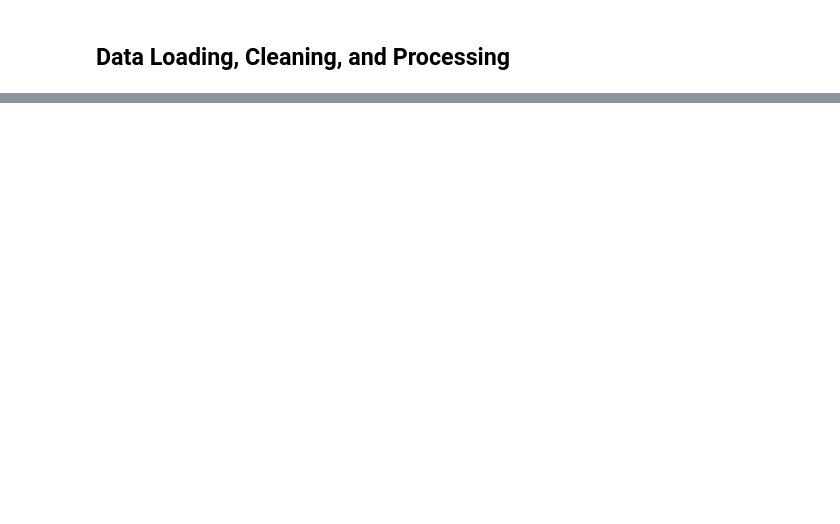
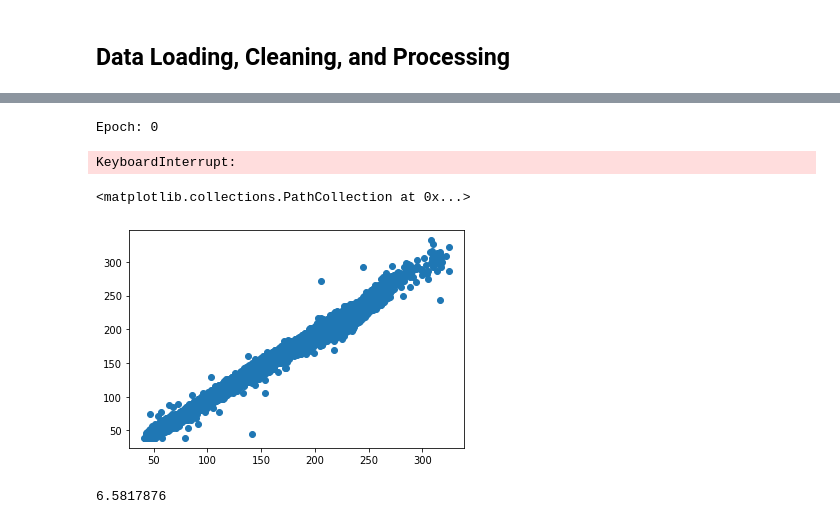
Before and after one commit to Spencer-Weston/BGPredict, a Jupyter notebook: bgpredict/LSTM/LSTM_prod.ipynb, the cells around one changed output, grey strips where cells are left out. Drawn from its saved outputs; the diff is of its cells as text; code cells hidden in the pictures; blank space fills up the shorter version.

```diff
--- a/bgpredict/LSTM/LSTM_prod.ipynb
+++ b/bgpredict/LSTM/LSTM_prod.ipynb
@@ -278,0 +386,61 @@ print("Best trial final validation loss: {}".format(
+# %%
+net = Net(input_size=train_X.shape[2],
+          hidden_size = best_trial.config['hidden_size'],
+          num_lstm_layers=best_trial.config['num_lstm_layers'],
+          dropout= best_trial.config['dropout']
+)
+# %%
+losses = []
+val_losses = []
+BATCH_SIZE = 8
+learning_rate = best_trial.config['learning_rate']
+optimizer = optim.Adam(net.parameters(), lr=learning_rate)
+iter_idx = 0
+running_loss = 0
+epoch_steps = 0
+# train_y = tensorset.train_y
+# for epoch in range(best_trial.config['epoch']):
+for epoch in range(5):
+    print(f"Epoch: {epoch}")
+    for i in range(0, len(train_X)-BATCH_SIZE, BATCH_SIZE):
+        X = train_X[i:i+BATCH_SIZE]
+        y = train_y[i:i+BATCH_SIZE]
+        net.zero_grad()
+
+        out_seq = net(X)
+        first_dim, second_dim, _ = out_seq.shape
+        pred = out_seq.view(first_dim, second_dim)[:, -1]
+        loss = F.mse_loss(pred, y)
+
+        loss.backward()
+        optimizer.step()
+
+        running_loss += loss.item()
+        epoch_steps += 1
+
+        # Print loss every 1000 batches
+        if i % 100 == 99:
+            avg_loss = running_loss / epoch_steps
+            print(f"Epoch {epoch}, steps {epoch_steps-1000}:{epoch_steps} avg loss: {avg_loss}")
+            running_loss = 0
+
+
+    # Validate each epoch
+    val_loss = 0
+    val_steps = 0
+    with torch.no_grad():
+        for i in range(0, len(val_X)-BATCH_SIZE, BATCH_SIZE):
+            X = val_X[i:i+BATCH_SIZE]
+            y = val_y[i:i+BATCH_SIZE]
+            out_seq = net(X)
+            first_dim, second_dim, _ = out_seq.shape
+            pred = out_seq.view(first_dim, second_dim)[:, -1]
+            loss = F.mse_loss(pred, y)
+            val_loss += loss.item()
+            val_steps += 1
+
+    print("Loss:", loss)
+    print("val_loss:", val_loss)
+# %% [output]
+Epoch: 0
+KeyboardInterrupt:
@@ -278,0 +451,11 @@ print("Best trial final validation loss: {}".format(
+# %%
+out_seq = net(test_X)
+first_dim, second_dim, _ = out_seq.shape
+pred = out_seq.view(first_dim, second_dim)[:, -1]
+# %%
+pred_array = pred.detach().numpy()
+y = test_y.detach().numpy()
+plt.scatter(pred_array, y)
+# %% [output]
+<matplotlib.collections.PathCollection at 0x...>
+[figure, added]
@@ -278,0 +464,5 @@ print("Best trial final validation loss: {}".format(
+# %%
+mse = mean_squared_error(y, pred_array)
+print(np.sqrt(mse))
+# %% [output]
+6.5817876
```
Also changed, not shown: parts of 21 cells of this notebook, 1 other file.
